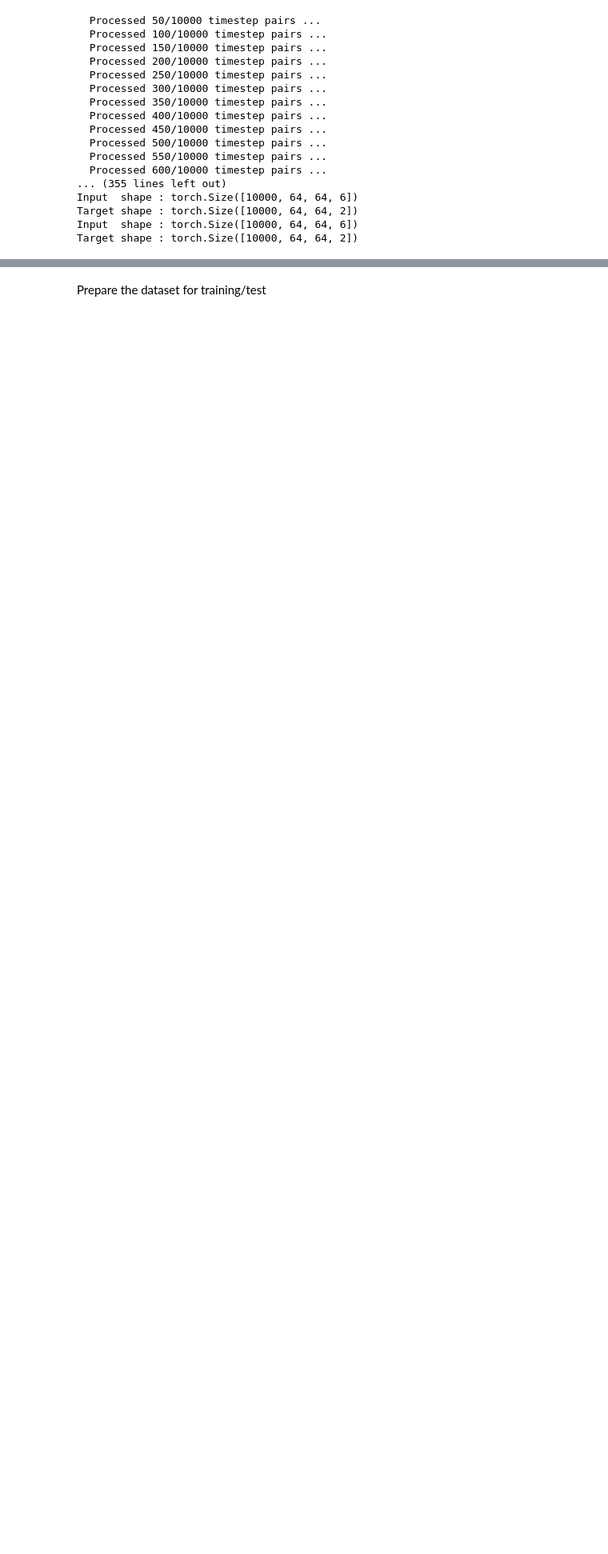
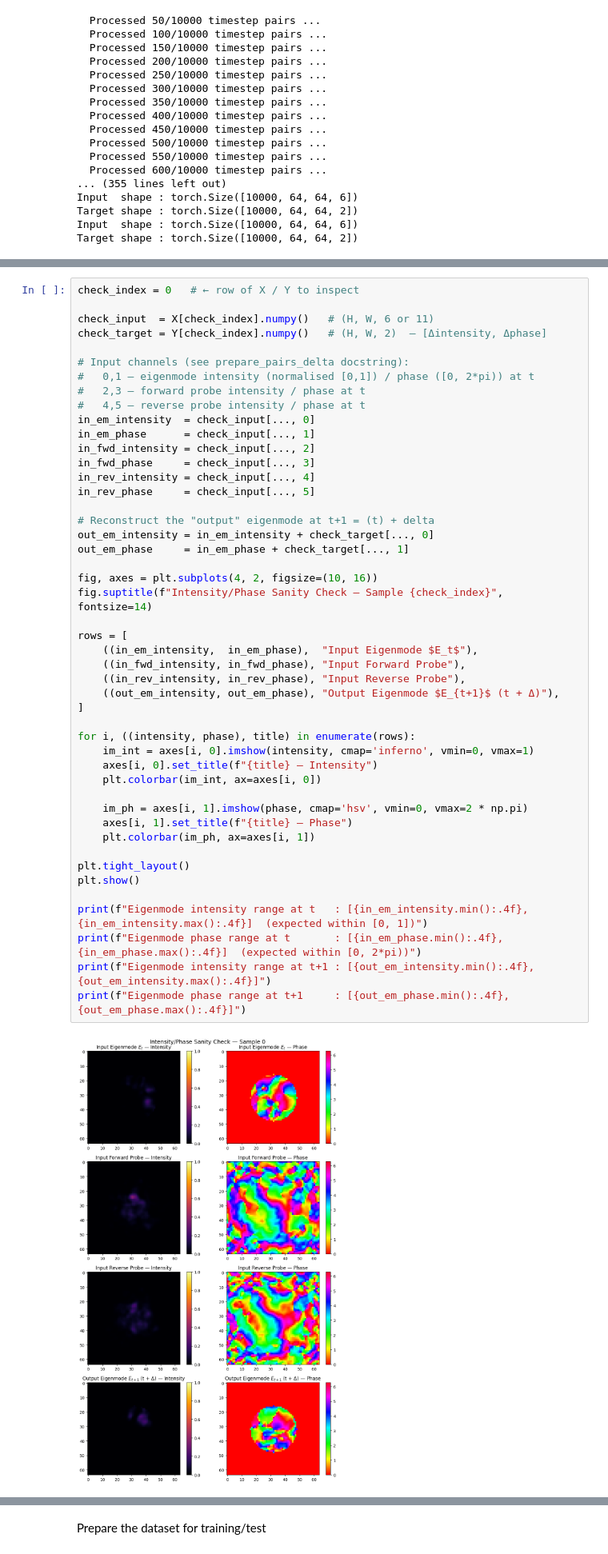
Before and after one commit to LukasScarfe/Eigen, a Jupyter notebook: fno_eigenmode.ipynb, the cells around one changed output, grey strips where cells are left out. Shown at 80% size. Cells and saved outputs as stored; diff of their text form; blank space fills up the shorter version.

Commit message:
currently handling reconstruction of the field with respect to intensity and phase as that is a whole ballgame

```diff
--- a/fno_eigenmode.ipynb
+++ b/fno_eigenmode.ipynb
@@ -368,0 +417,49 @@ Delta target shape : torch.Size([9998, 64, 64, 2])  ← normalised residuals ΔE
+# %%
+check_index = 0   # ← row of X / Y to inspect
+
+check_input  = X[check_index].numpy()   # (H, W, 6 or 11)
+check_target = Y[check_index].numpy()   # (H, W, 2)  — [Δintensity, Δphase]
+
+# Input channels (see prepare_pairs_delta docstring):
+#   0,1 — eigenmode intensity (normalised [0,1]) / phase ([0, 2*pi)) at t
+#   2,3 — forward probe intensity / phase at t
+#   4,5 — reverse probe intensity / phase at t
+in_em_intensity  = check_input[..., 0]
+in_em_phase      = check_input[..., 1]
+in_fwd_intensity = check_input[..., 2]
+in_fwd_phase     = check_input[..., 3]
+in_rev_intensity = check_input[..., 4]
+in_rev_phase     = check_input[..., 5]
+
+# Reconstruct the "output" eigenmode at t+1 = (t) + delta
+out_em_intensity = in_em_intensity + check_target[..., 0]
+out_em_phase     = in_em_phase + check_target[..., 1]
+
+fig, axes = plt.subplots(4, 2, figsize=(10, 16))
+fig.suptitle(f"Intensity/Phase Sanity Check — Sample {check_index}", fontsize=14)
+
+rows = [
+    ((in_em_intensity,  in_em_phase),  "Input Eigenmode $E_t$"),
+    ((in_fwd_intensity, in_fwd_phase), "Input Forward Probe"),
+    ((in_rev_intensity, in_rev_phase), "Input Reverse Probe"),
+    ((out_em_intensity, out_em_phase), "Output Eigenmode $E_{t+1}$ (t + Δ)"),
+]
+
+for i, ((intensity, phase), title) in enumerate(rows):
+    im_int = axes[i, 0].imshow(intensity, cmap='inferno', vmin=0, vmax=1)
+    axes[i, 0].set_title(f"{title} — Intensity")
+    plt.colorbar(im_int, ax=axes[i, 0])
+
+    im_ph = axes[i, 1].imshow(phase, cmap='hsv', vmin=0, vmax=2 * np.pi)
+    axes[i, 1].set_title(f"{title} — Phase")
+    plt.colorbar(im_ph, ax=axes[i, 1])
+
+plt.tight_layout()
+plt.show()
+
+print(f"Eigenmode intensity range at t   : [{in_em_intensity.min():.4f}, {in_em_intensity.max():.4f}]  (expected within [0, 1])")
+print(f"Eigenmode phase range at t       : [{in_em_phase.min():.4f}, {in_em_phase.max():.4f}]  (expected within [0, 2*pi))")
+print(f"Eigenmode intensity range at t+1 : [{out_em_intensity.min():.4f}, {out_em_intensity.max():.4f}]")
+print(f"Eigenmode phase range at t+1     : [{out_em_phase.min():.4f}, {out_em_phase.max():.4f}]")
+# %% [output]
+[figure, added]
```
Also changed, not shown: parts of 12 cells of this notebook, 4 other files.
